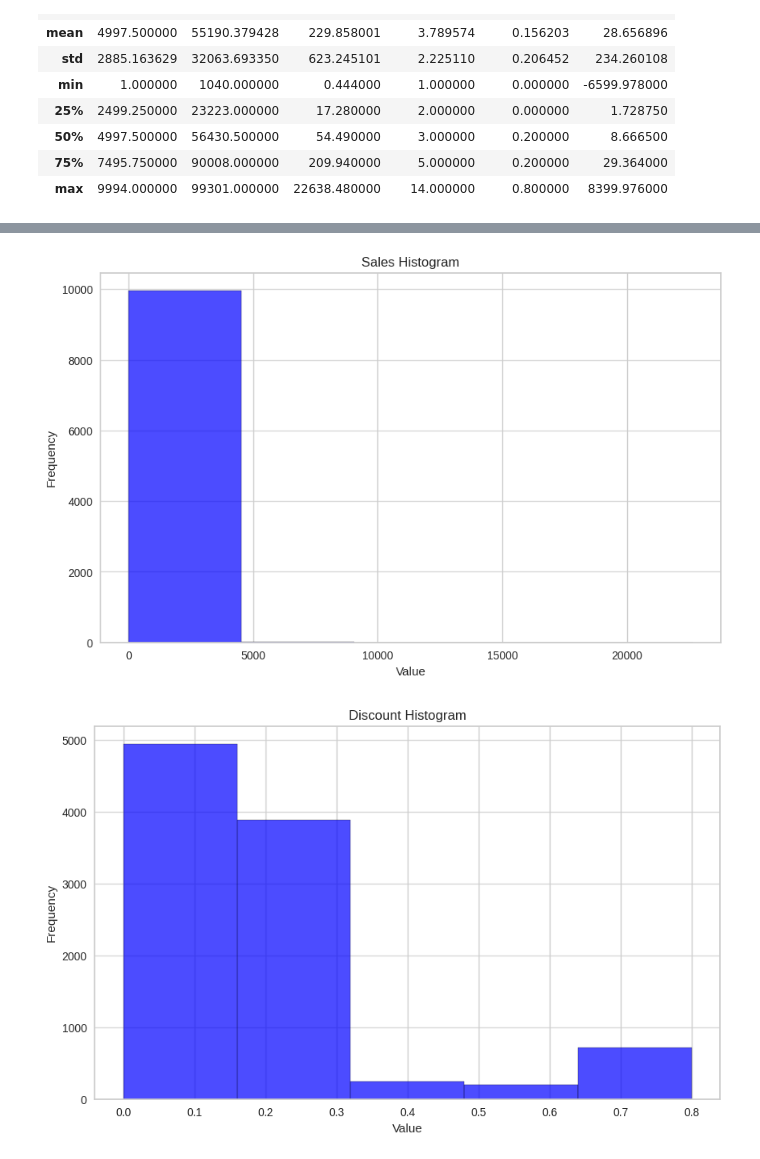
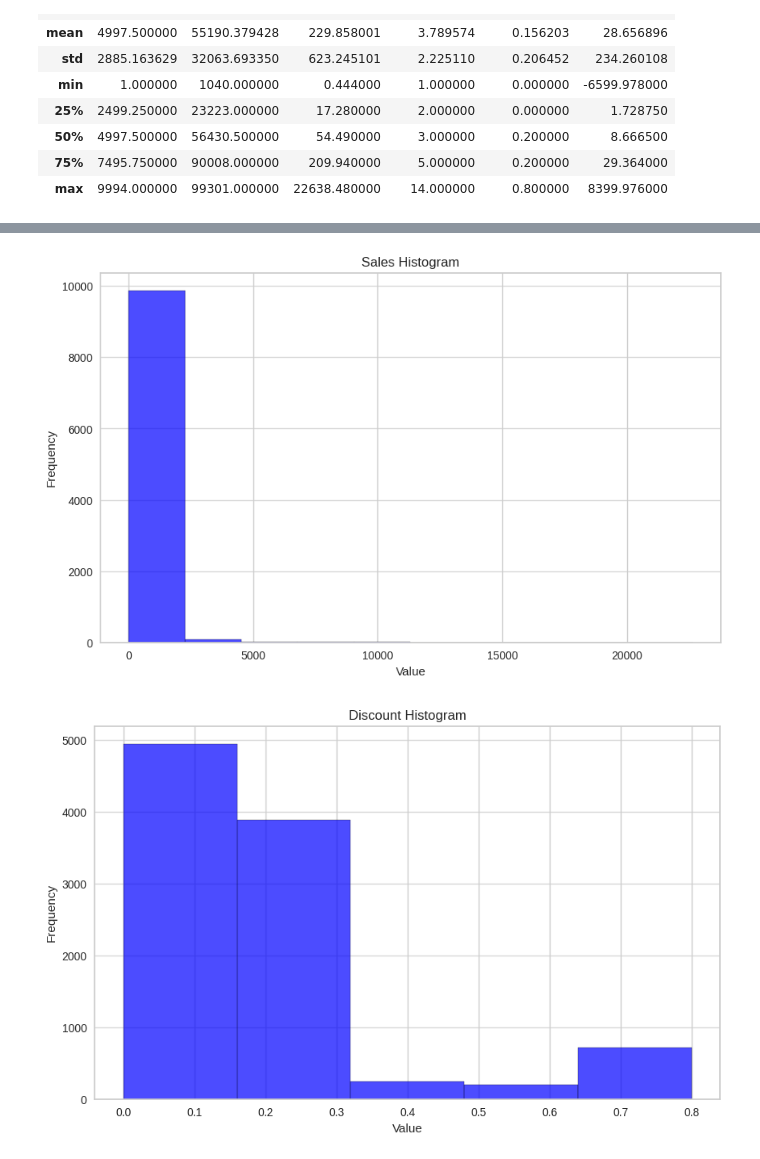
Before and after one commit to sheikita/SDS-Clustering, a Jupyter notebook: TestSegmentation.ipynb, the cells around one changed output, grey strips where cells are left out. Cells and saved outputs as stored; diff of their text form; code cells hidden in the pictures.

```diff
--- a/TestSegmentation.ipynb
+++ b/TestSegmentation.ipynb
@@ -190,17 +163,17 @@ sns.heatmap(corr[(corr >= 0.5) | (corr <= -0.4)],
 # %%
 plt.figure(figsize=(10, 6))
-plt.hist(df_num['Sales'], bins=5, edgecolor='black', color='blue', alpha=0.7)
+plt.hist(df_num['Sales'], bins=10, edgecolor='black', color='blue', alpha=0.7)
 
 # Customize the plot
 plt.title('Sales Histogram')
 plt.xlabel('Value')
 plt.ylabel('Frequency')
 plt.grid(axis='y', alpha=0.75)
 
 # Display the plot
 plt.show()
 # %% [output]
-[figure, old version]
+[figure, new version]
 # %%
 plt.figure(figsize=(10, 6))
 plt.hist(df_num['Discount'], bins=5, edgecolor='black', color='blue', alpha=0.7)
```
Also changed, not shown: parts of 8 cells of this notebook.
